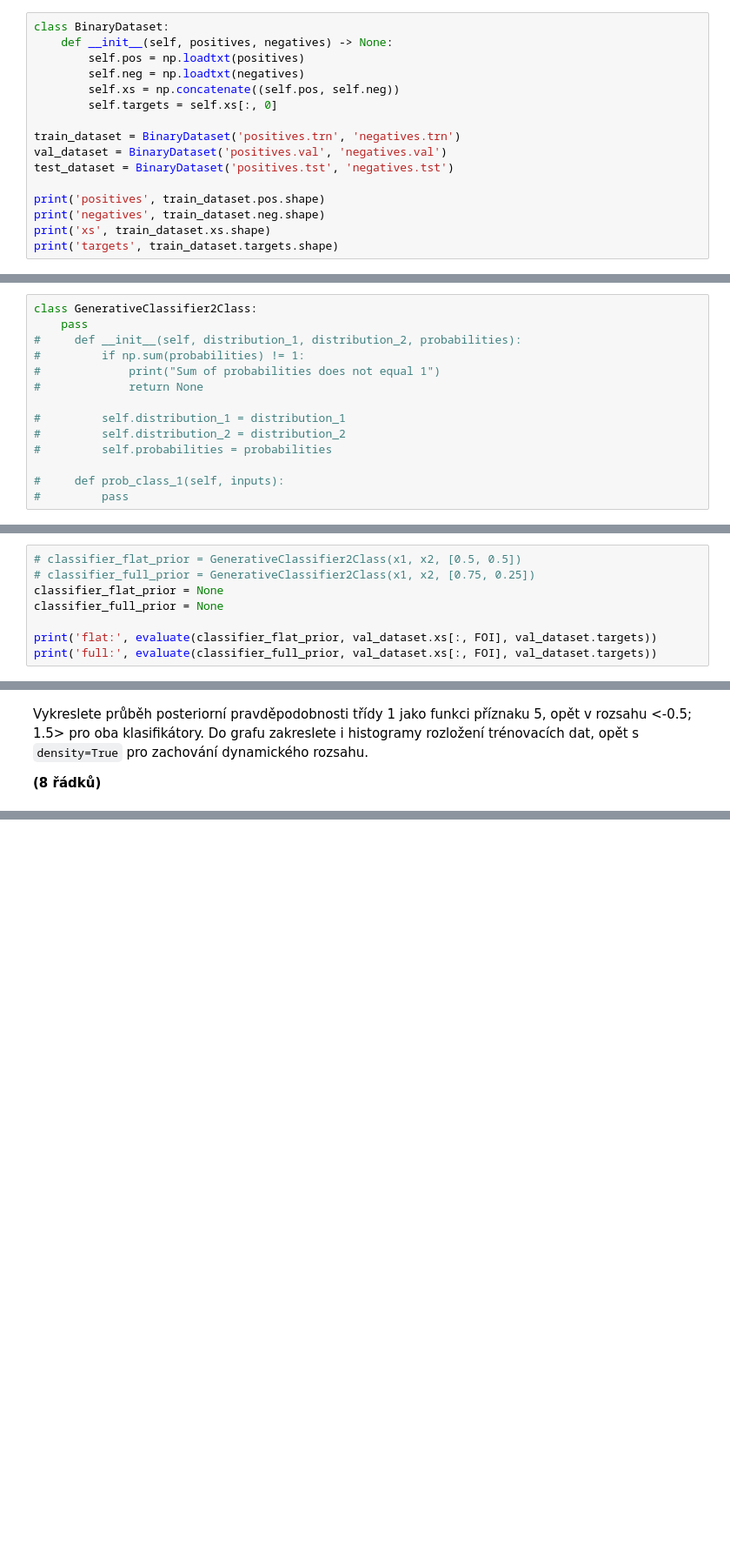
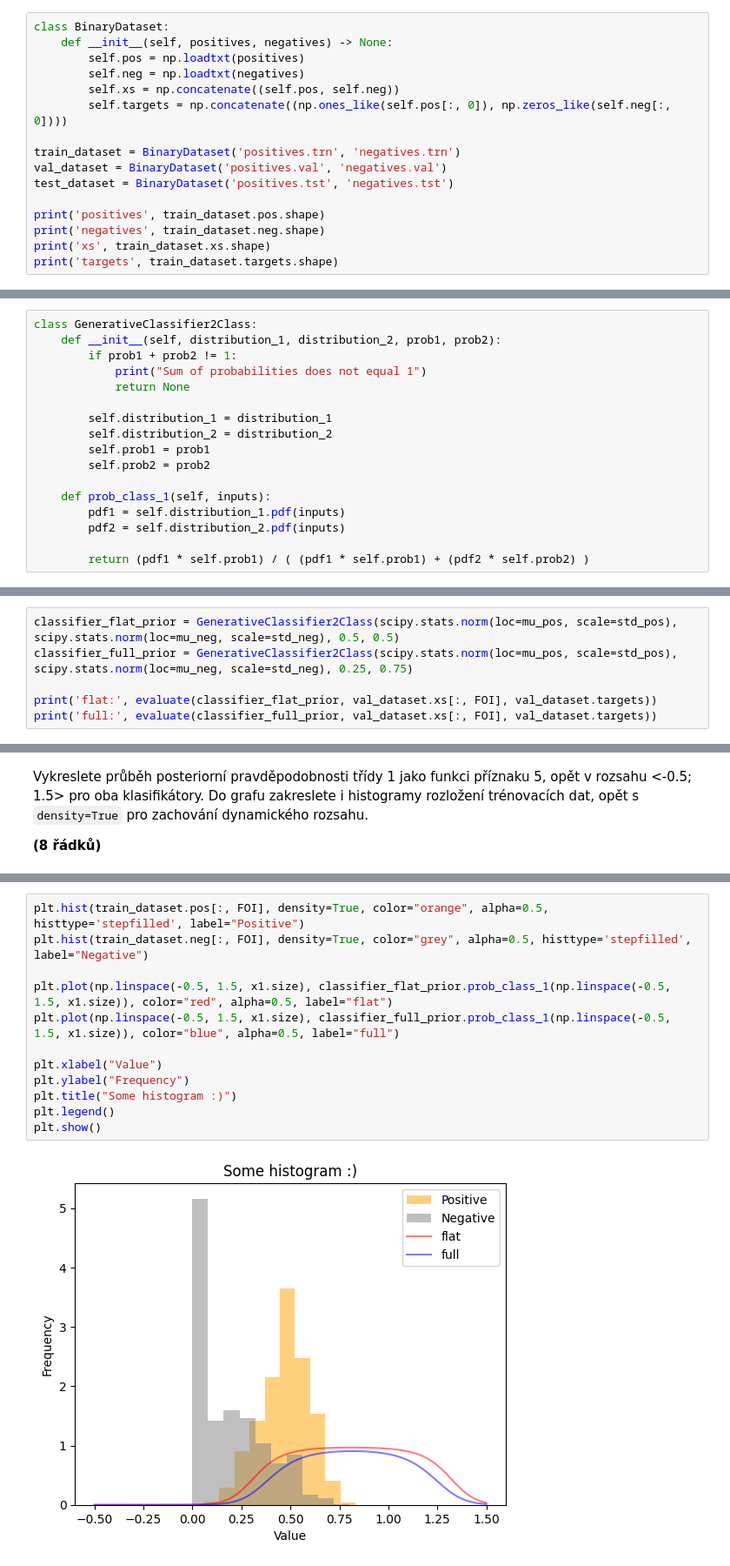
Before and after one commit to Svormen/jupyter_notebook, a Jupyter notebook: zadani.ipynb, the cells around one changed output, grey strips where cells are left out. Shown at 87% size. Cells and saved outputs as stored; diff of their text form; blank space fills up the shorter version.

Commit message:
Generative classifiers done

```diff
--- a/zadani.ipynb
+++ b/zadani.ipynb
@@ -33,7 +33,7 @@ class BinaryDataset:
         self.pos = np.loadtxt(positives)
         self.neg = np.loadtxt(negatives)
         self.xs = np.concatenate((self.pos, self.neg))
-        self.targets = self.xs[:, 0]
+        self.targets = np.concatenate((np.ones_like(self.pos[:, 0]), np.zeros_like(self.neg[:, 0])))
 
 train_dataset = BinaryDataset('positives.trn', 'negatives.trn')
 val_dataset = BinaryDataset('positives.val', 'negatives.val')
@@ -175,28 +172,29 @@ Jako všechny klasifikátory v tomto projektu poskytuje metodu `prob_class_1()`.
 **(9 řádků)**
 # %%
 class GenerativeClassifier2Class:
-    pass
-#     def __init__(self, distribution_1, distribution_2, probabilities):
-#         if np.sum(probabilities) != 1:
-#             print("Sum of probabilities does not equal 1")
-#             return None
+    def __init__(self, distribution_1, distribution_2, prob1, prob2):
+        if prob1 + prob2 != 1:
+            print("Sum of probabilities does not equal 1")
+            return None
 
-#         self.distribution_1 = distribution_1
-#         self.distribution_2 = distribution_2
-#         self.probabilities = probabilities
+        self.distribution_1 = distribution_1
+        self.distribution_2 = distribution_2
+        self.prob1 = prob1
+        self.prob2 = prob2
 
-#     def prob_class_1(self, inputs):
-#         pass
+    def prob_class_1(self, inputs):
+        pdf1 = self.distribution_1.pdf(inputs)
+        pdf2 = self.distribution_2.pdf(inputs)
+
+        return (pdf1 * self.prob1) / ( (pdf1 * self.prob1) + (pdf2 * self.prob2) )
 # %% [markdown]
 Nainstancujte dva generativní klasifikátory: jeden s rovnoměrnými priory a jeden s apriorní pravděpodobností 0.75 pro třídu 0 (negativní příklady).
 Pomocí funkce `evaluate()` vyhodnotíte jejich úspěšnost na validačních datech.
 
 **(2 řádky)**
 # %%
-# classifier_flat_prior = GenerativeClassifier2Class(x1, x2, [0.5, 0.5])
-# classifier_full_prior = GenerativeClassifier2Class(x1, x2, [0.75, 0.25])
-classifier_flat_prior = None
-classifier_full_prior = None
+classifier_flat_prior = GenerativeClassifier2Class(scipy.stats.norm(loc=mu_pos, scale=std_pos), scipy.stats.norm(loc=mu_neg, scale=std_neg), 0.5, 0.5)
+classifier_full_prior = GenerativeClassifier2Class(scipy.stats.norm(loc=mu_pos, scale=std_pos), scipy.stats.norm(loc=mu_neg, scale=std_neg), 0.25, 0.75)
 
 print('flat:', evaluate(classifier_flat_prior, val_dataset.xs[:, FOI], val_dataset.targets))
 print('full:', evaluate(classifier_full_prior, val_dataset.xs[:, FOI], val_dataset.targets))
@@ -213,3 +209,17 @@ pass
+# %%
+plt.hist(train_dataset.pos[:, FOI], density=True, color="orange", alpha=0.5, histtype='stepfilled', label="Positive")
+plt.hist(train_dataset.neg[:, FOI], density=True, color="grey", alpha=0.5, histtype='stepfilled', label="Negative")
+
+plt.plot(np.linspace(-0.5, 1.5, x1.size), classifier_flat_prior.prob_class_1(np.linspace(-0.5, 1.5, x1.size)), color="red", alpha=0.5, label="flat")
+plt.plot(np.linspace(-0.5, 1.5, x1.size), classifier_full_prior.prob_class_1(np.linspace(-0.5, 1.5, x1.size)), color="blue", alpha=0.5, label="full")
+
+plt.xlabel("Value")
+plt.ylabel("Frequency")
+plt.title("Some histogram :)")
+plt.legend()
+plt.show()
+# %% [output]
+[figure, added]
 # %% [markdown]
 # Diskriminativní klasifikátory
 V následující části budete pomocí (lineární) logistické regrese přímo modelovat posteriorní pravděpodobnost třídy 1.
```
Also changed, not shown: parts of 6 cells of this notebook.
